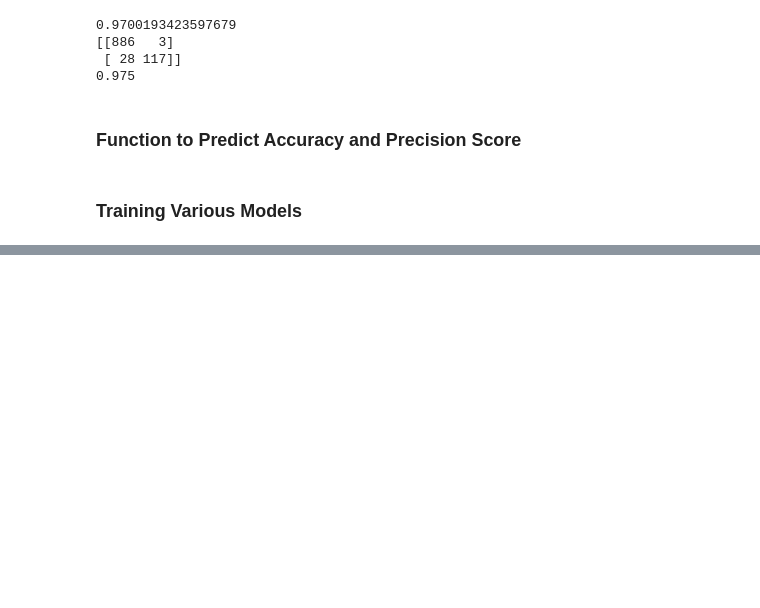
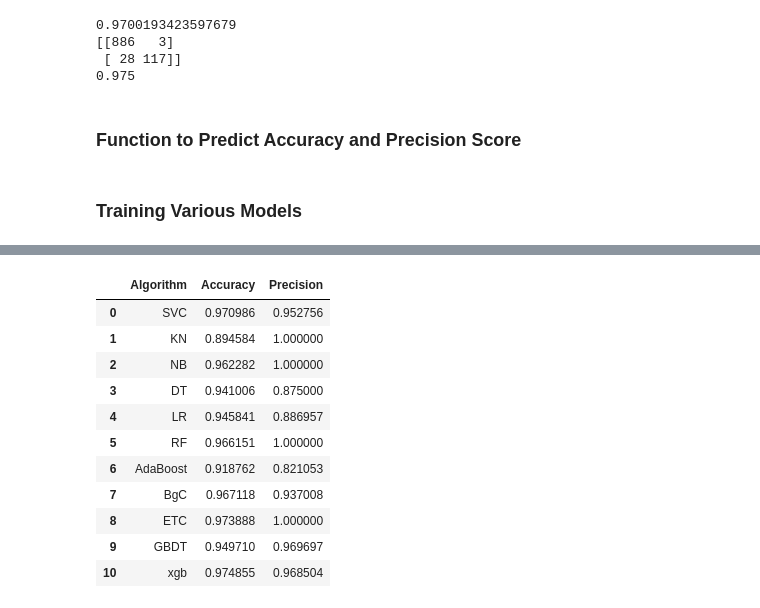
Before and after one commit to ANSH5252/E-mail-SMS-Spam-Detection, a Jupyter notebook: s_c.ipynb, the cells around one changed output, grey strips where cells are left out. Drawn from its saved outputs; the diff is of its cells as text; code cells hidden in the pictures; blank space fills up the shorter version.

```diff
--- a/s_c.ipynb
+++ b/s_c.ipynb
@@ -538,0 +567,15 @@ def train_classifier(clf, X_train, y_train, X_test, y_test):
+# %%
+performance_df
+# %% [output]
+|  | Algorithm | Accuracy | Precision |
+| 0 | SVC | 0.970986 | 0.952756 |
+| 1 | KN | 0.894584 | 1.000000 |
+| 2 | NB | 0.962282 | 1.000000 |
+| 3 | DT | 0.941006 | 0.875000 |
+| 4 | LR | 0.945841 | 0.886957 |
+| 5 | RF | 0.966151 | 1.000000 |
+| 6 | AdaBoost | 0.918762 | 0.821053 |
+| 7 | BgC | 0.967118 | 0.937008 |
+| 8 | ETC | 0.973888 | 1.000000 |
+| 9 | GBDT | 0.949710 | 0.969697 |
+| 10 | xgb | 0.974855 | 0.968504 |
```
Also changed, not shown: parts of 5 cells of this notebook.
